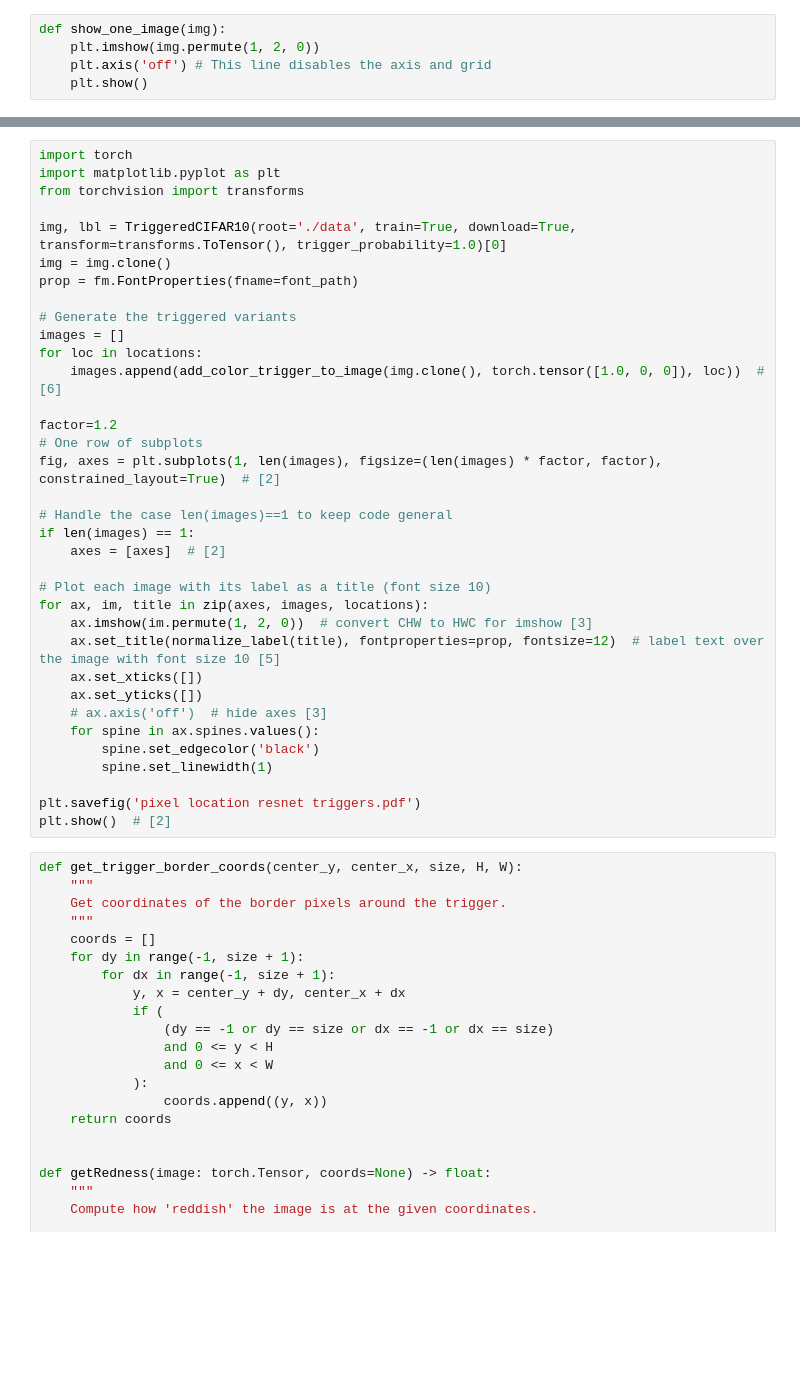
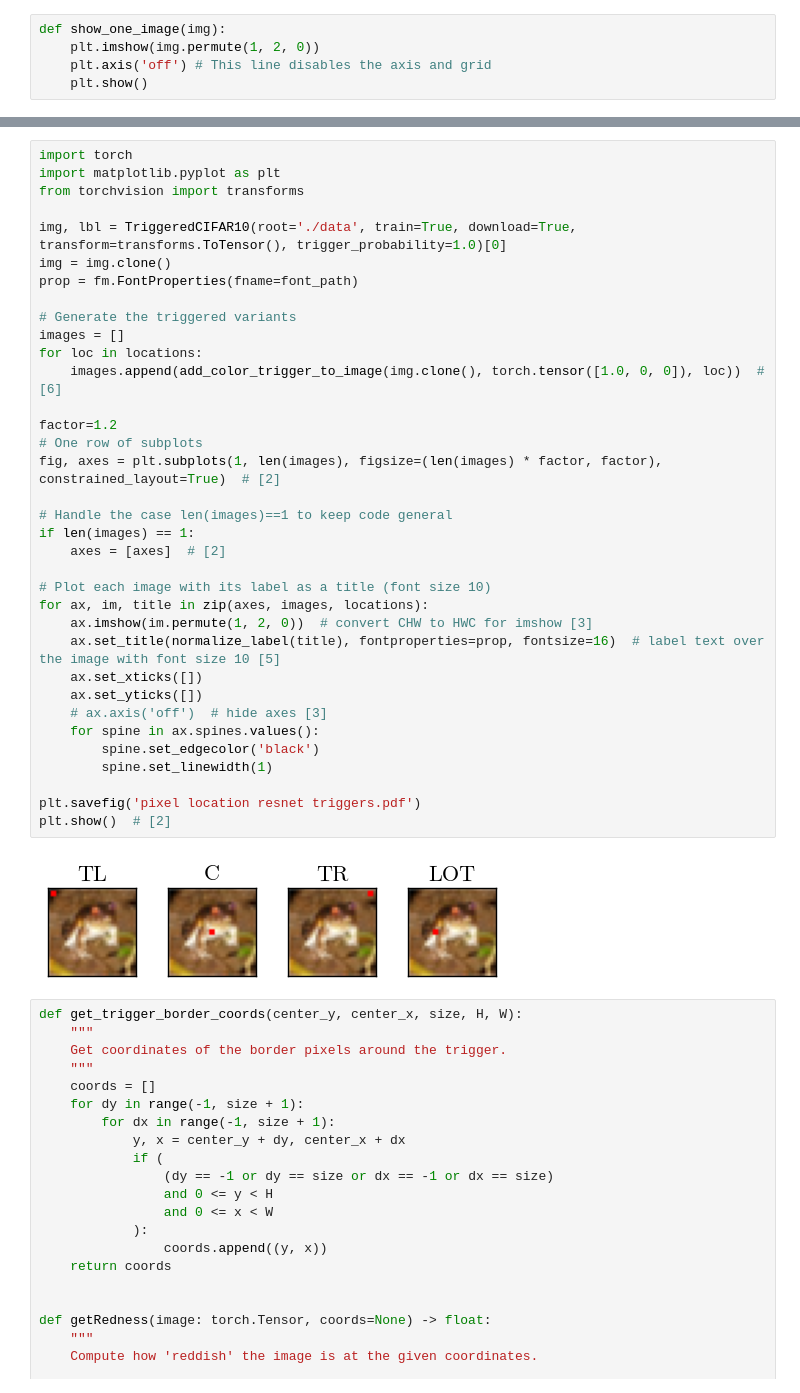
Before and after one commit to nishant-ingle/backdoors, a Jupyter notebook: pixel-resnet18-location.ipynb, the cells around one changed output, grey strips where cells are left out. Cells and saved outputs as stored; diff of their text form; blank space fills up the shorter version.

```diff
--- a/pixel-resnet18-location.ipynb
+++ b/pixel-resnet18-location.ipynb
@@ -1850,34 +2066,36 @@ from torchvision import transforms
 
 img, lbl = TriggeredCIFAR10(root='./data', train=True, download=True, transform=transforms.ToTensor(), trigger_probability=1.0)[0]
 img = img.clone()
 prop = fm.FontProperties(fname=font_path)
 
 # Generate the triggered variants
 images = []
 for loc in locations:
     images.append(add_color_trigger_to_image(img.clone(), torch.tensor([1.0, 0, 0]), loc))  # [6]
 
 factor=1.2
 # One row of subplots
 fig, axes = plt.subplots(1, len(images), figsize=(len(images) * factor, factor), constrained_layout=True)  # [2]
 
 # Handle the case len(images)==1 to keep code general
 if len(images) == 1:
     axes = [axes]  # [2]
 
 # Plot each image with its label as a title (font size 10)
 for ax, im, title in zip(axes, images, locations):
     ax.imshow(im.permute(1, 2, 0))  # convert CHW to HWC for imshow [3]
-    ax.set_title(normalize_label(title), fontproperties=prop, fontsize=12)  # label text over the image with font size 10 [5]
+    ax.set_title(normalize_label(title), fontproperties=prop, fontsize=16)  # label text over the image with font size 10 [5]
     ax.set_xticks([])
     ax.set_yticks([])
     # ax.axis('off')  # hide axes [3]
     for spine in ax.spines.values():
         spine.set_edgecolor('black')
         spine.set_linewidth(1)
 
 plt.savefig('pixel location resnet triggers.pdf')
 plt.show()  # [2]
+# %% [output]
+[figure, added]
 # %%
 def get_trigger_border_coords(center_y, center_x, size, H, W):
     """
```
Also changed, not shown: parts of 56 cells of this notebook.
